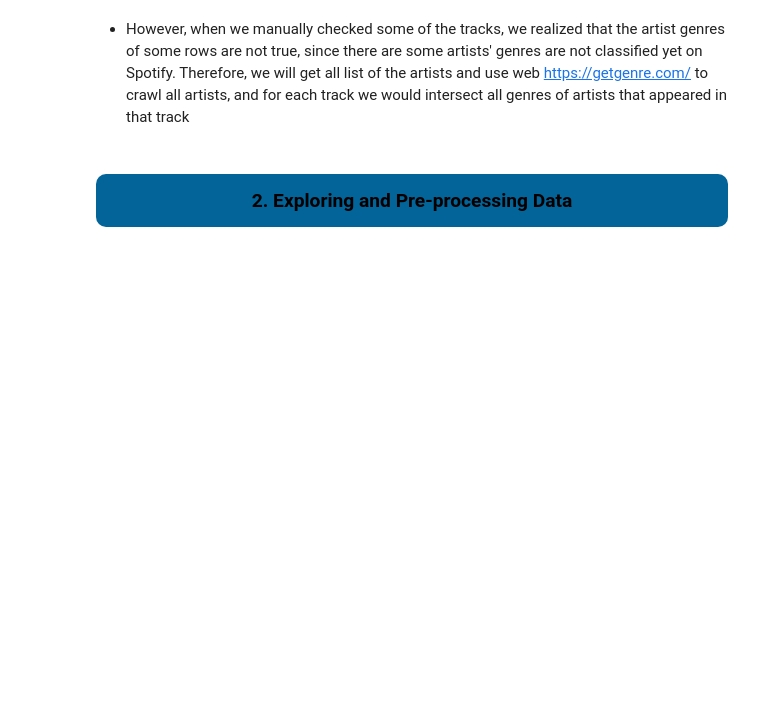
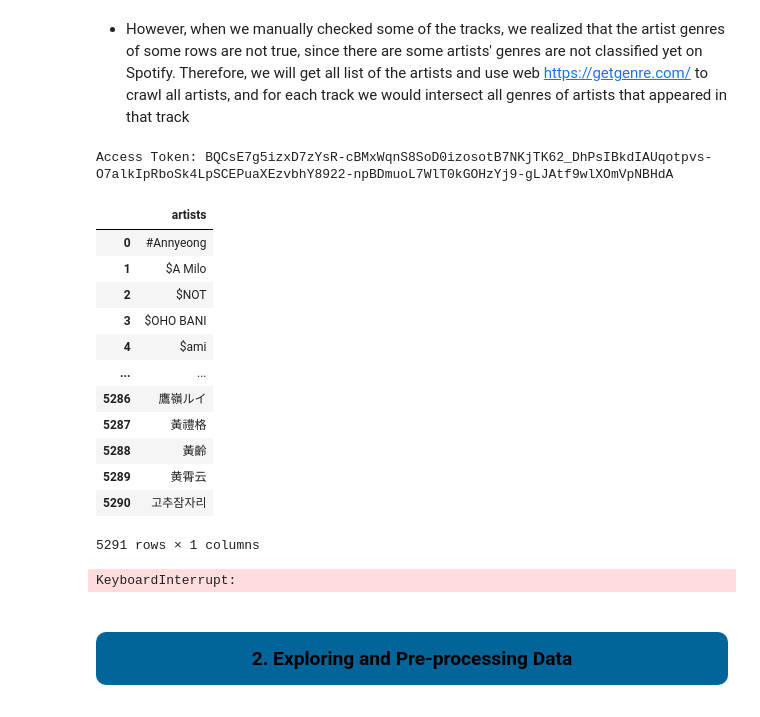
Before and after one commit to truongthuankiet1990gmailcom/Data-Visualization-HW1, a Jupyter notebook: notebook.ipynb, the cells around one changed output. Drawn from its saved outputs; the diff is of its cells as text; code cells hidden in the pictures; blank space fills up the shorter version.

```diff
--- a/notebook.ipynb
+++ b/notebook.ipynb
@@ -1398,3 +1398,49 @@ df_full
 df_full.to_csv("data/vietnamese_songs_full.csv",index=False)
 # %% [markdown]
 - However, when we manually checked some of the tracks, we realized that the artist genres of some rows are not true, since there are some artists' genres are not classified yet on Spotify. Therefore, we will get all list of the artists and use web https://getgenre.com/ to crawl all artists, and for each track we would intersect all genres of artists that appeared in that track
+# %%
+client_id = "c904a86c09244b8386fd0501a7f3b74b"
+client_secret = "268a3c41b1a74ac1b5c41923a9931fe2"
+
+client_credentials_manager = SpotifyClientCredentials(client_id=client_id, client_secret=client_secret)
+sp = spotipy.Spotify(client_credentials_manager=client_credentials_manager)
+
+access_token = client_credentials_manager.get_access_token(as_dict=False)
+
+print("Access Token:", access_token)
+# %% [output]
+Access Token: BQCsE7g5izxD7zYsR-cBMxWqnS8SoD0izosotB7NKjTK62_DhPsIBkdIAUqotpvs-O7alkIpRboSk4LpSCEPuaXEzvbhY8922-npBDmuoL7WlT0kGOHzYj9-gLJAtf9wlXOmVpNBHdA
+# %%
+df_full = pd.read_csv("data/vietnamese_songs_full.csv")
+
+def reformat_list(string):
+    result = []
+    try:
+        result = ast.literal_eval(string)
+        if not isinstance(result, list):
+            result = []
+    except (SyntaxError, ValueError):
+        print("Error converting: ", string)
+    return result
+
+df_full["artists"] = df_full['artists'].apply(reformat_list)
+artists_list = list(set(np.sum(df_full["artists"])))
+
+artists_df = pd.DataFrame(artists_list, columns=['artists'])
+# %%
+artists_df = artists_df.sort_values(by = 'artists').reset_index(drop = True)
+artists_df
+# %% [output]
+|  | artists |
+| 0 | #Annyeong |
+| 1 | $A Milo |
+| 2 | $NOT |
+| 3 | $OHO BANI |
+| 4 | $ami |
+| ... | ... |
+| 5286 | 鷹嶺ルイ |
+| 5287 | 黃禮格 |
+| 5288 | 黃齡 |
+| 5289 | 黄霄云 |
+| 5290 | 고추잠자리 |
+5291 rows × 1 columns
@@ -1401,3 +1554,7 @@ df_full.to_csv("data/vietnamese_songs_full.csv",index=False)
+# %%
+artists_df.loc[:, "genres"] = artists_df.loc[:, "artists"].apply(get_artists_genres)
+# %% [output]
+KeyboardInterrupt:
 # %% [markdown]
 <a id="top"></a>
 <div class="list-group" id="list-tab" role="tablist">
```
Also changed, not shown: parts of 10 cells of this notebook, 1 other file.
